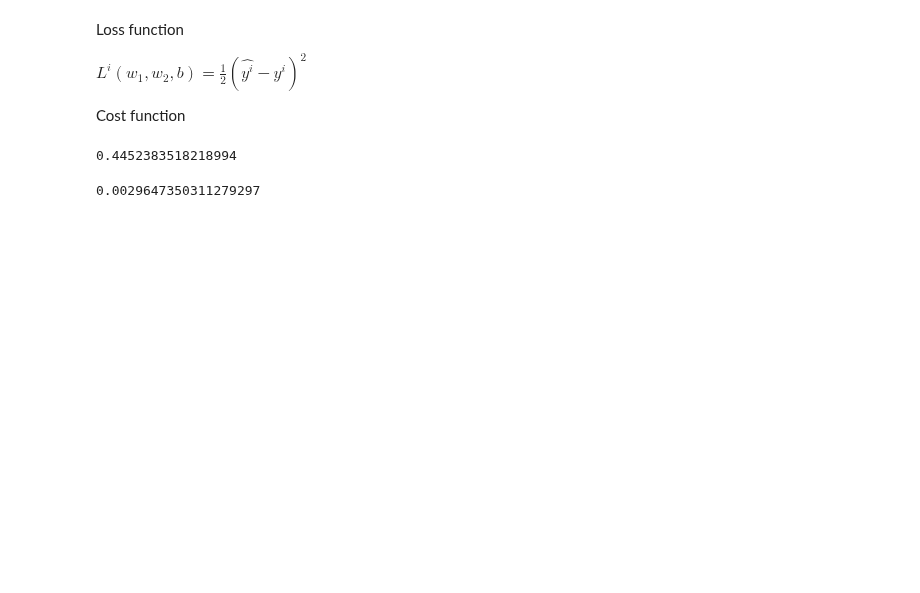
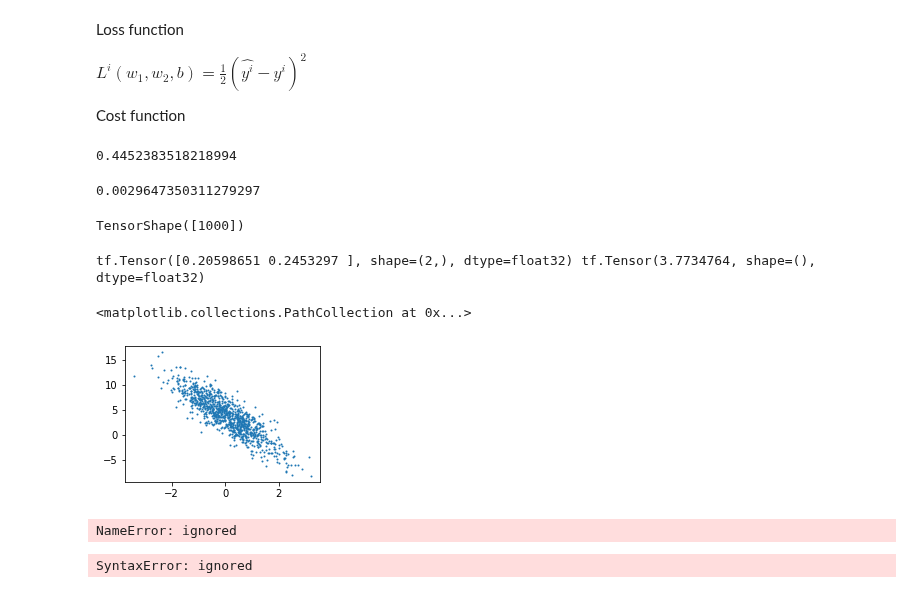
Before and after one commit to fanyang1997/Machine-Learning, a Jupyter notebook: ch3_Deeplearning_Basic.ipynb, the cells around one changed output. Drawn from its saved outputs; the diff is of its cells as text; code cells hidden in the pictures; blank space fills up the shorter version.

```diff
--- a/ch3_Deeplearning_Basic.ipynb
+++ b/ch3_Deeplearning_Basic.ipynb
@@ -34,0 +40,11 @@ time() - start
+# %%
+num_inputs = 2
+num_examples = 1000
+true_w = [2, -3.4]
+true_b = 4.2
+features = tf.random.normal((num_examples, num_inputs), stddev = 1)
+labels = true_w[0] * features[:, 0] + true_w[1] * features[:, 1] + true_b
+# %%
+labels.shape
+# %% [output]
+TensorShape([1000])
@@ -34,0 +53,14 @@ time() - start
+# %%
+labels = labels + tf.random.normal(labels.shape, stddev=0.01)
+# %%
+print(features[0], labels[0])
+# %% [output]
+tf.Tensor([0.20598651 0.2453297 ], shape=(2,), dtype=float32) tf.Tensor(3.7734764, shape=(), dtype=float32)
+# %%
+def set_figsize(figsize=(3.5, 2.5)):
+  plt.rcParams['figure.figsize'] = figsize
+set_figsize()
+plt.scatter(features[:, 1], labels, 1)
+# %% [output]
+<matplotlib.collections.PathCollection at 0x...>
+[figure, added]
@@ -34,0 +77,13 @@ time() - start
+# %%
+batch_size = 10
+
+for X, y in data_iter(batch_size, features, labels):
+  print(X, y)
+  break
+# %% [output]
+NameError: ignored
+# %%
+w = tf.Variable(tf.random.normal((num_inputs, 1). stddev=0.01))
+b = tf.Variable(tf.zeros((1, )))
+# %% [output]
+SyntaxError: ignored
```
Also changed, not shown: parts of 30 cells of this notebook.
